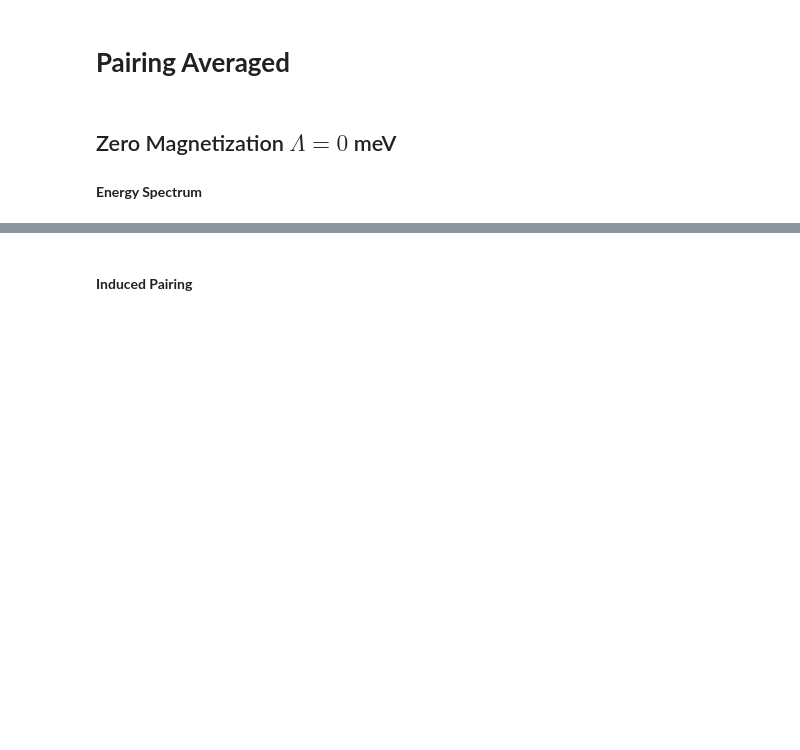
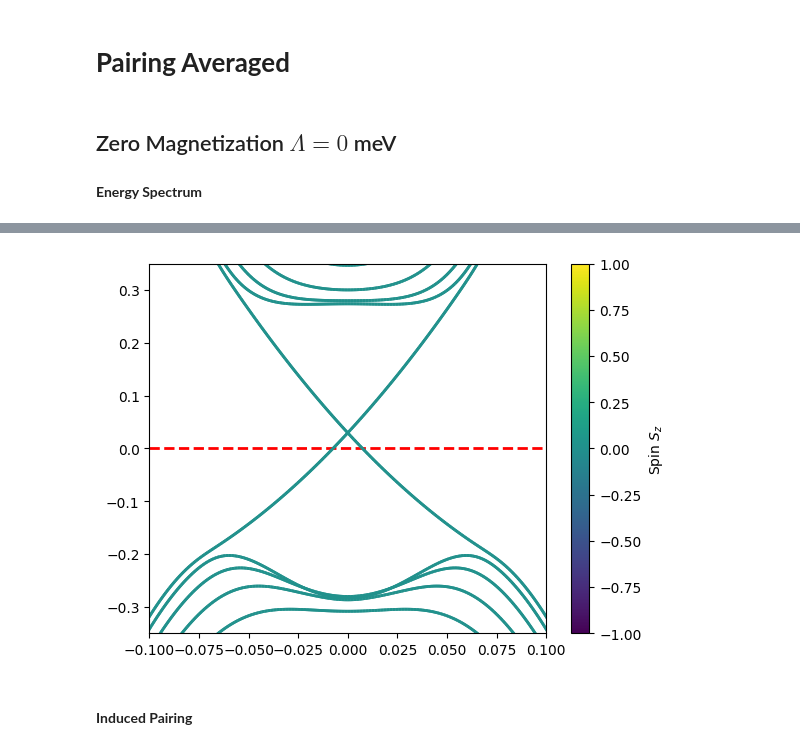
Before and after one commit to danidimic/MTI_SC_Gorkov, a Jupyter notebook: Pairing_Averaged_TI.ipynb, the cells around one changed output, grey strips where cells are left out. Cells and saved outputs as stored; diff of their text form; code cells hidden in the pictures; blank space fills up the shorter version.

Commit message:
spin triplet and Sz polarization

```diff
--- a/Pairing_Averaged_TI.ipynb
+++ b/Pairing_Averaged_TI.ipynb
@@ -56,3 +68,49 @@ ax.set_ylim(-0.4,0.4);
+# %%
+from matplotlib.colors import Normalize
+
+# figure
+fig, ax = plt.subplots(1)
+# horizontal line zero energy
+ax.axhline(0, ls='--', lw=2, c='red')
+
+# number of k values
+k_dim = spinors.shape[0]
+# normalize between -1 and 1
+norm = Normalize(vmin=-1, vmax=1)
+
+# Sz operator in orbital x spin basis
+Sz = np.kron(np.eye(2), np.array([[1, 0], [0, -1]]))
+
+
+n = 50
+for idx in range(n):
+
+    # eigenstate index
+    iegv = 200 - int(n/2) + idx
+
+    # get spin z for colors
+    spin_z = np.array([np.sum([np.vdot(s, Sz @ s).real for s in spinors[kdx,iegv]]) for kdx in range(k_dim)])
+    #spin_z = np.zeros(k_dim)
+
+    # define x and y arrays for plot
+    x,y = momentum, egval[:,iegv]
+
+    # create line segments between consecutive points
+    points = np.array([x, y]).T.reshape(-1, 1, 2)
+    segments = np.concatenate([points[:-1], points[1:]], axis=1)
+
+    # create LineCollection
+    lc = LineCollection(segments, cmap='viridis', array=spin_z[:-1], lw=2, norm=norm)
+
+    # plot line
+    line = ax.add_collection(lc)
+
+fig.colorbar(line, ax=ax, label="Spin $S_z$")
+
+ax.set_xlim(-0.1,0.1);
+ax.set_ylim(-0.35,0.35);
+# %% [output]
+[figure, added]
 # %% [markdown]
 #### **Induced Pairing**
 # %%
```
Also changed, not shown: parts of 3 cells of this notebook, 8 other files.
